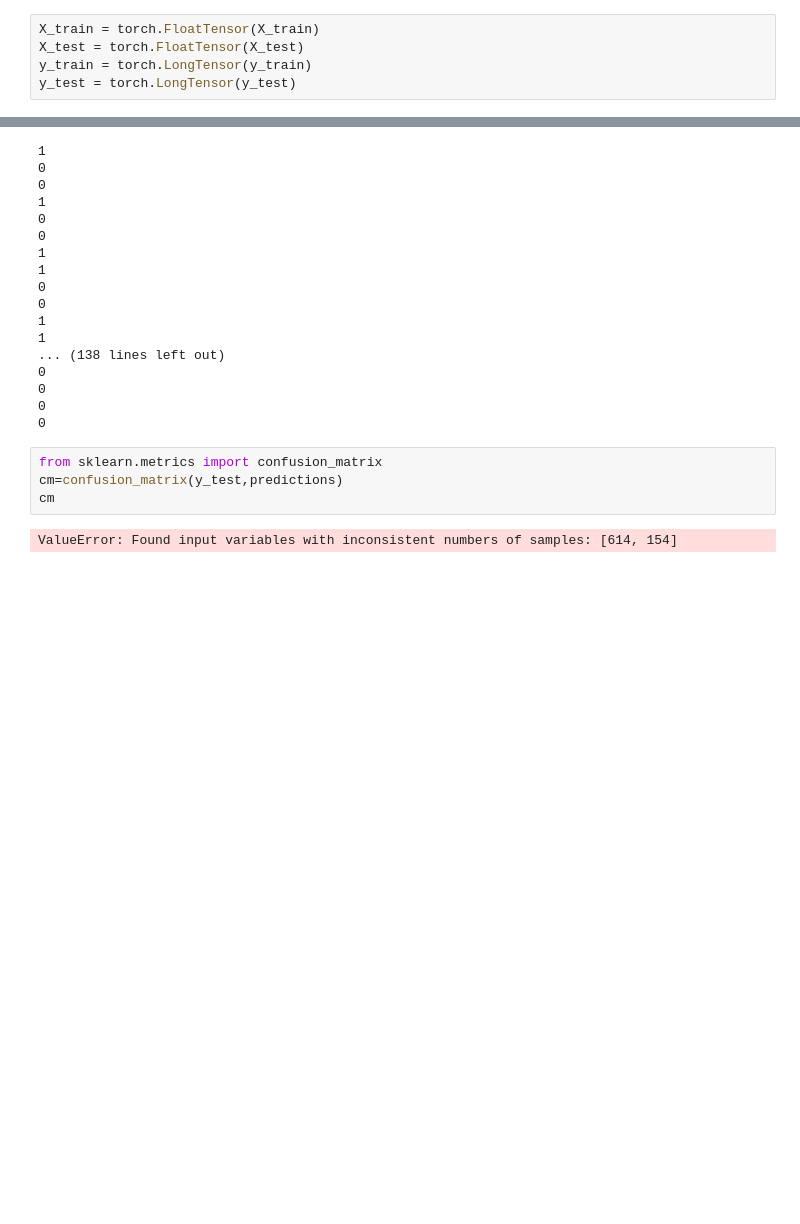
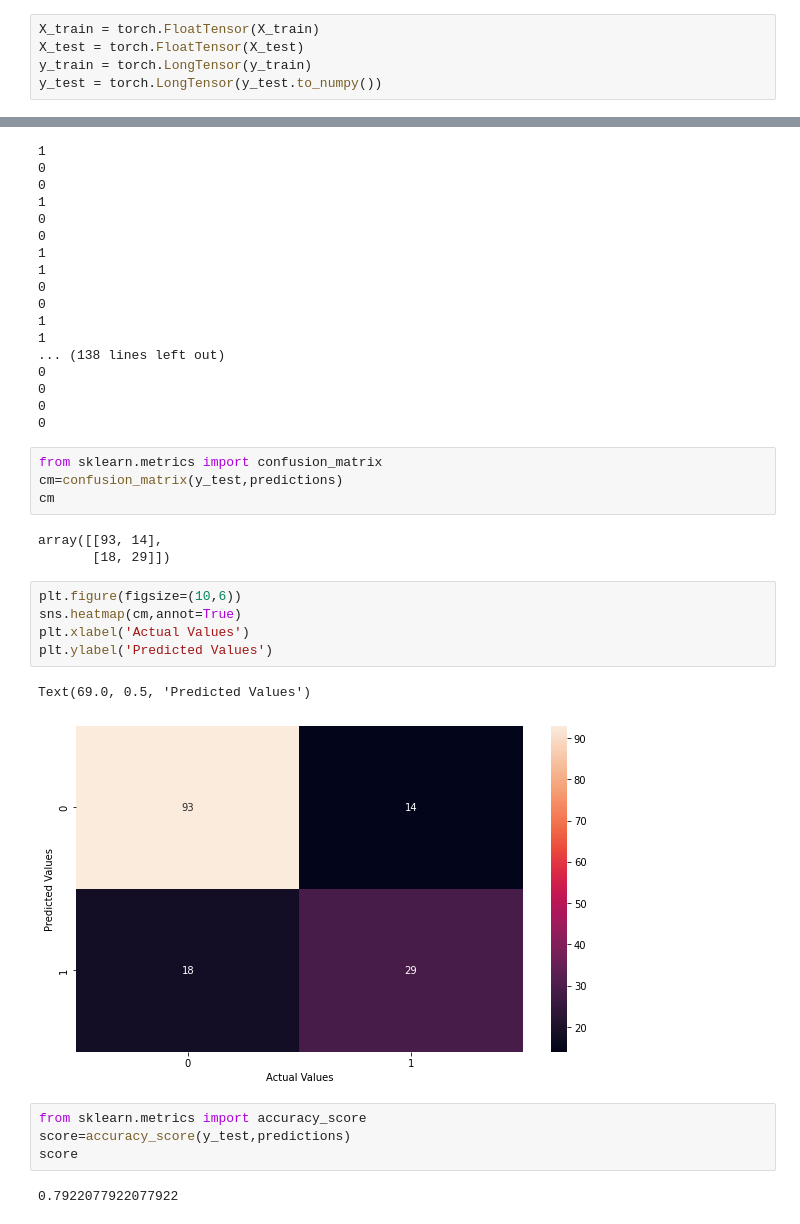
Before and after one commit to rammahayufitra/Diabetes-Prediction-Using-ANN, a Jupyter notebook: main.ipynb, the cells around one changed output, grey strips where cells are left out. Cells and saved outputs as stored; diff of their text form; blank space fills up the shorter version.

```diff
--- a/main.ipynb
+++ b/main.ipynb
@@ -24,4 +33,4 @@ import torch.nn.functional as F
 X_train = torch.FloatTensor(X_train)
 X_test = torch.FloatTensor(X_test)
 y_train = torch.LongTensor(y_train)
-y_test = torch.LongTensor(y_test)
+y_test = torch.LongTensor(y_test.to_numpy())
@@ -126,4 +133,19 @@ from sklearn.metrics import confusion_matrix
 cm=confusion_matrix(y_test,predictions)
 cm
 # %% [output]
-ValueError: Found input variables with inconsistent numbers of samples: [614, 154]
+array([[93, 14],
+       [18, 29]])
+# %%
+plt.figure(figsize=(10,6))
+sns.heatmap(cm,annot=True)
+plt.xlabel('Actual Values')
+plt.ylabel('Predicted Values')
+# %% [output]
+Text(69.0, 0.5, 'Predicted Values')
+[figure, added]
+# %%
+from sklearn.metrics import accuracy_score
+score=accuracy_score(y_test,predictions)
+score
+# %% [output]
+0.7922077922077922
```
Also changed, not shown: parts of 11 cells of this notebook.
